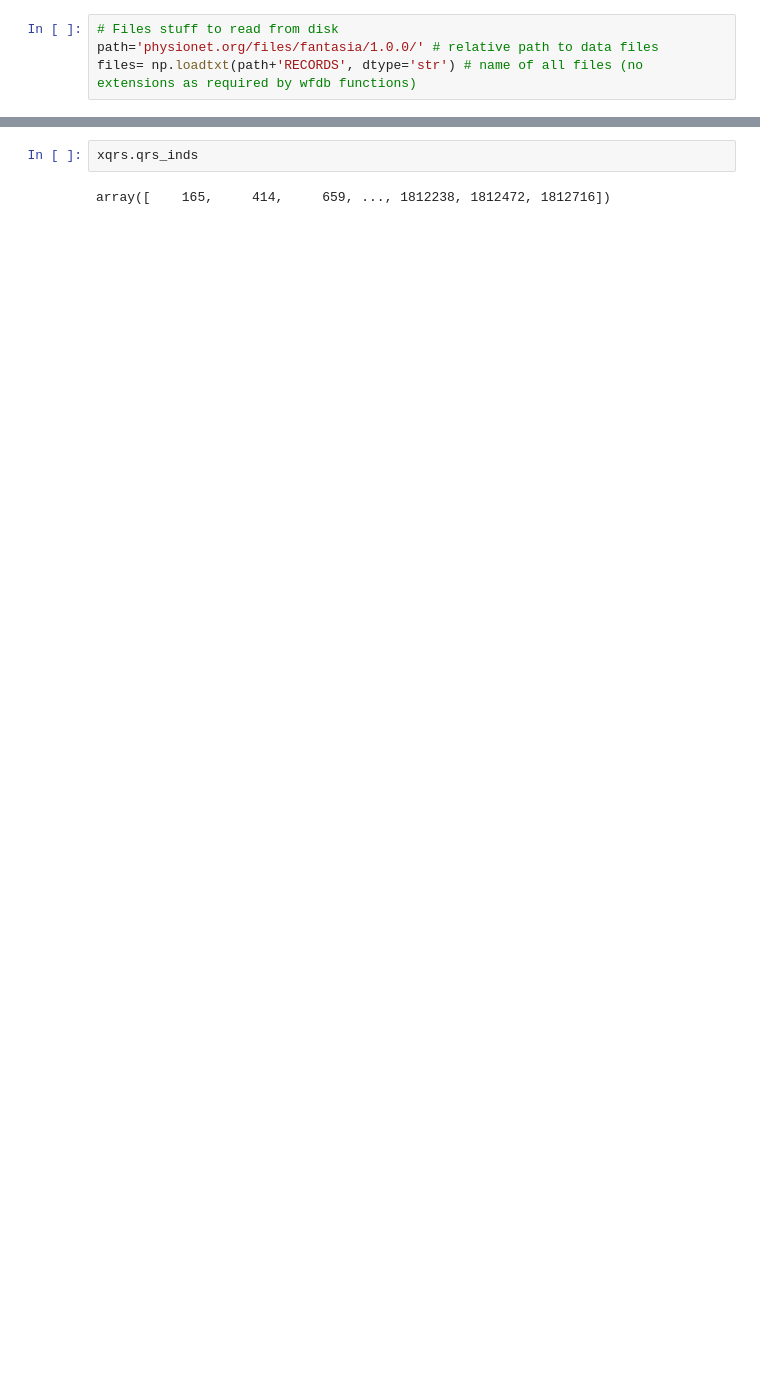
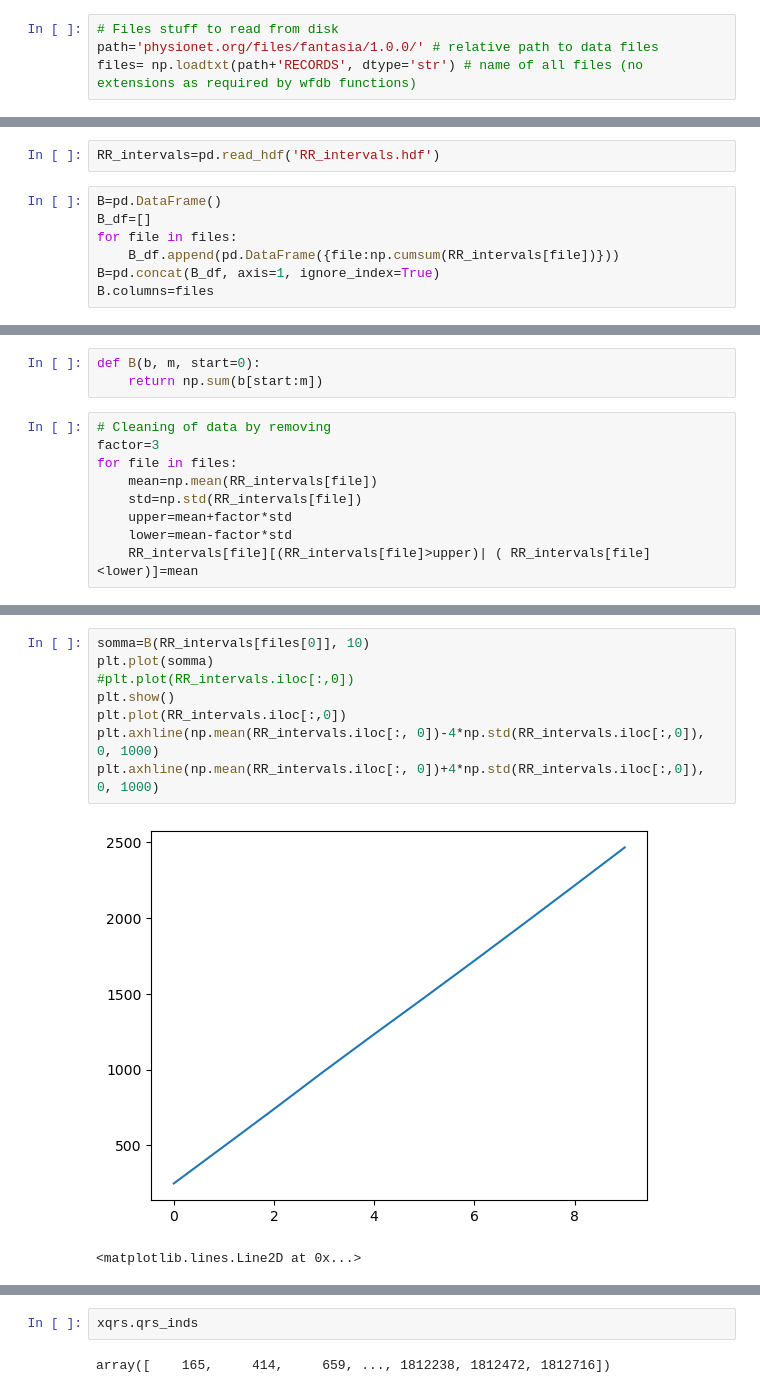
Before and after one commit to threeblueonebrowneyes/Critical-Scale-Invariance-Heart-Rate, a Jupyter notebook: Reading hea files - Data processing.ipynb, the cells around one changed output, grey strips where cells are left out. Drawn from its saved outputs; the diff is of its cells as text; blank space fills up the shorter version.

```diff
--- a/Reading hea files - Data processing.ipynb
+++ b/Reading hea files - Data processing.ipynb
@@ -63,0 +65,9 @@ KeyboardInterrupt:
+# %%
+RR_intervals=pd.read_hdf('RR_intervals.hdf')
+# %%
+B=pd.DataFrame()
+B_df=[]
+for file in files:
+    B_df.append(pd.DataFrame({file:np.cumsum(RR_intervals[file])}))
+B=pd.concat(B_df, axis=1, ignore_index=True)
+B.columns=files
@@ -63,0 +87,12 @@ KeyboardInterrupt:
+# %%
+def B(b, m, start=0):
+    return np.sum(b[start:m])
+# %%
+# Cleaning of data by removing
+factor=3
+for file in files:
+    mean=np.mean(RR_intervals[file])
+    std=np.std(RR_intervals[file])
+    upper=mean+factor*std
+    lower=mean-factor*std
+    RR_intervals[file][(RR_intervals[file]>upper)| ( RR_intervals[file]<lower)]=mean
@@ -63,0 +117,11 @@ KeyboardInterrupt:
+# %%
+somma=B(RR_intervals[files[0]], 10)
+plt.plot(somma)
+#plt.plot(RR_intervals.iloc[:,0])
+plt.show()
+plt.plot(RR_intervals.iloc[:,0])
+plt.axhline(np.mean(RR_intervals.iloc[:, 0])-4*np.std(RR_intervals.iloc[:,0]), 0, 1000)
+plt.axhline(np.mean(RR_intervals.iloc[:, 0])+4*np.std(RR_intervals.iloc[:,0]), 0, 1000)
+# %% [output]
+[figure, added]
+<matplotlib.lines.Line2D at 0x...>
```
Also changed, not shown: parts of 34 cells of this notebook, 1 other file.
